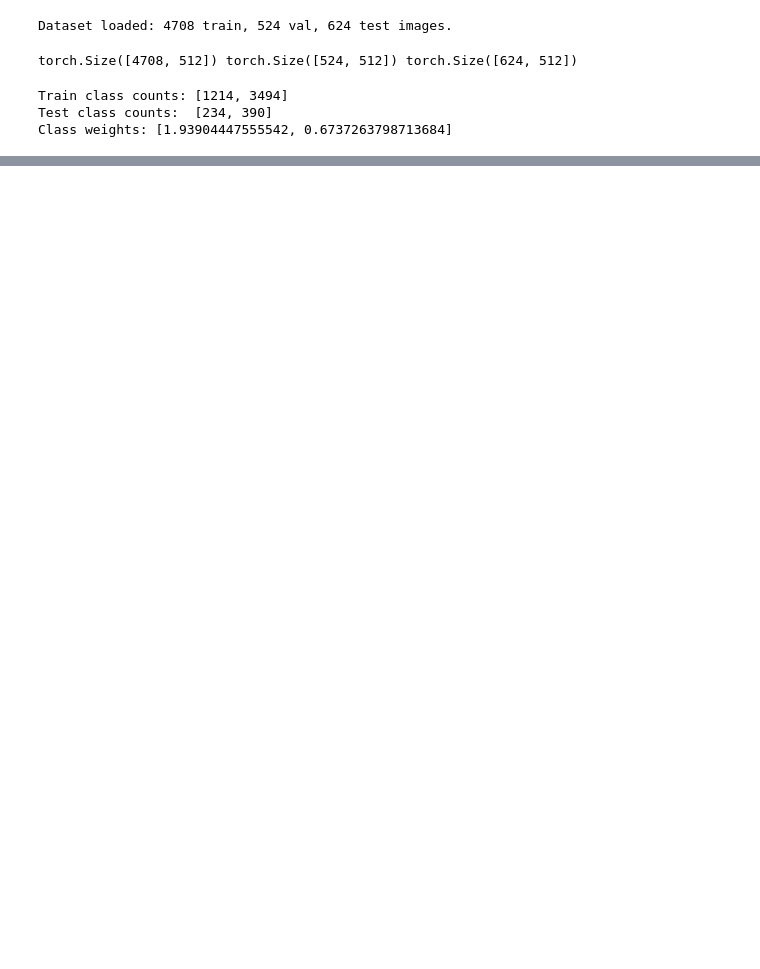
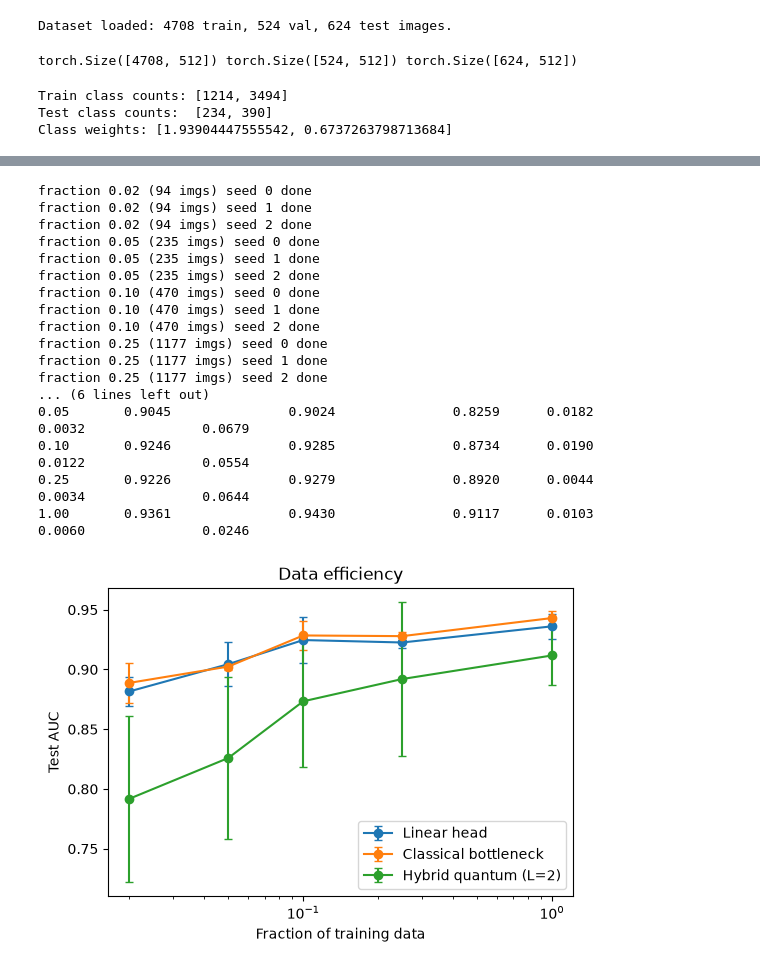
Before and after one commit to Pratz2005/Quantum-Transfer-Learning, a Jupyter notebook: main.ipynb, the cells around one changed output, grey strips where cells are left out. Saved outputs shown, nothing was run; the diff lists cells and outputs as text; code cells hidden in the pictures; blank space fills up the shorter version.

```diff
--- a/main.ipynb
+++ b/main.ipynb
@@ -392,0 +596,48 @@ plt.show()
+# %%
+from sklearn.model_selection import train_test_split
+
+FRAC_MODELS = ["Linear head", "Classical bottleneck", "Hybrid quantum (L=2)"]
+frac_records = []
+for frac in FRACTIONS:
+    ep = int(round(EPOCHS * min(1 / frac, 4)))   # small subsets get more epochs so every run sees enough optimiser steps
+    for s in FRAC_SEEDS:
+        idx, _ = train_test_split(np.arange(len(y_train)), train_size=frac, stratify=y_train.numpy(), random_state=s)
+        idx = torch.as_tensor(idx)
+        Xs, ys = X_train[idx], y_train[idx]
+        loaders_s, cw_s = make_loaders(Xs, ys), get_class_weights(ys)
+        for name in FRAC_MODELS:
+            r, _ = run_experiment(MODELS[name], s, loaders_s, cw_s, epochs=ep)
+            frac_records.append({"frac": frac, "model": name, "seed": s, **r})
+        print(f"fraction {frac:.2f} ({len(ys)} imgs) seed {s} done")
+# full-data point reuses Experiment 1
+full = df_seeds[df_seeds.model.isin(FRAC_MODELS)].assign(frac=1.0)
+df_frac = pd.concat([pd.DataFrame(frac_records), full], ignore_index=True)
+
+print("\nTest AUC, mean ± std:")
+print(df_frac.groupby(['frac', 'model'], sort=False)['auc'].agg(['mean', 'std']).round(4).unstack().to_string())
+
+plt.figure(figsize=(6, 4))
+for name in FRAC_MODELS:
+    d = df_frac[df_frac.model == name].groupby('frac')['auc']
+    plt.errorbar(d.mean().index, d.mean(), yerr=d.std(), marker='o', capsize=3, label=name)
+plt.xscale('log'); plt.xlabel("Fraction of training data"); plt.ylabel("Test AUC")
+plt.title("Data efficiency"); plt.legend(); plt.show()
+# %% [output]
+fraction 0.02 (94 imgs) seed 0 done
+fraction 0.02 (94 imgs) seed 1 done
+fraction 0.02 (94 imgs) seed 2 done
+fraction 0.05 (235 imgs) seed 0 done
+fraction 0.05 (235 imgs) seed 1 done
+fraction 0.05 (235 imgs) seed 2 done
+fraction 0.10 (470 imgs) seed 0 done
+fraction 0.10 (470 imgs) seed 1 done
+fraction 0.10 (470 imgs) seed 2 done
+fraction 0.25 (1177 imgs) seed 0 done
+fraction 0.25 (1177 imgs) seed 1 done
+fraction 0.25 (1177 imgs) seed 2 done
+... (6 lines left out)
+0.05       0.9045               0.9024               0.8259      0.0182               0.0032               0.0679
+0.10       0.9246               0.9285               0.8734      0.0190               0.0122               0.0554
+0.25       0.9226               0.9279               0.8920      0.0044               0.0034               0.0644
+1.00       0.9361               0.9430               0.9117      0.0103               0.0060               0.0246
+[figure, added]
```
Also changed, not shown: parts of 22 cells of this notebook.
